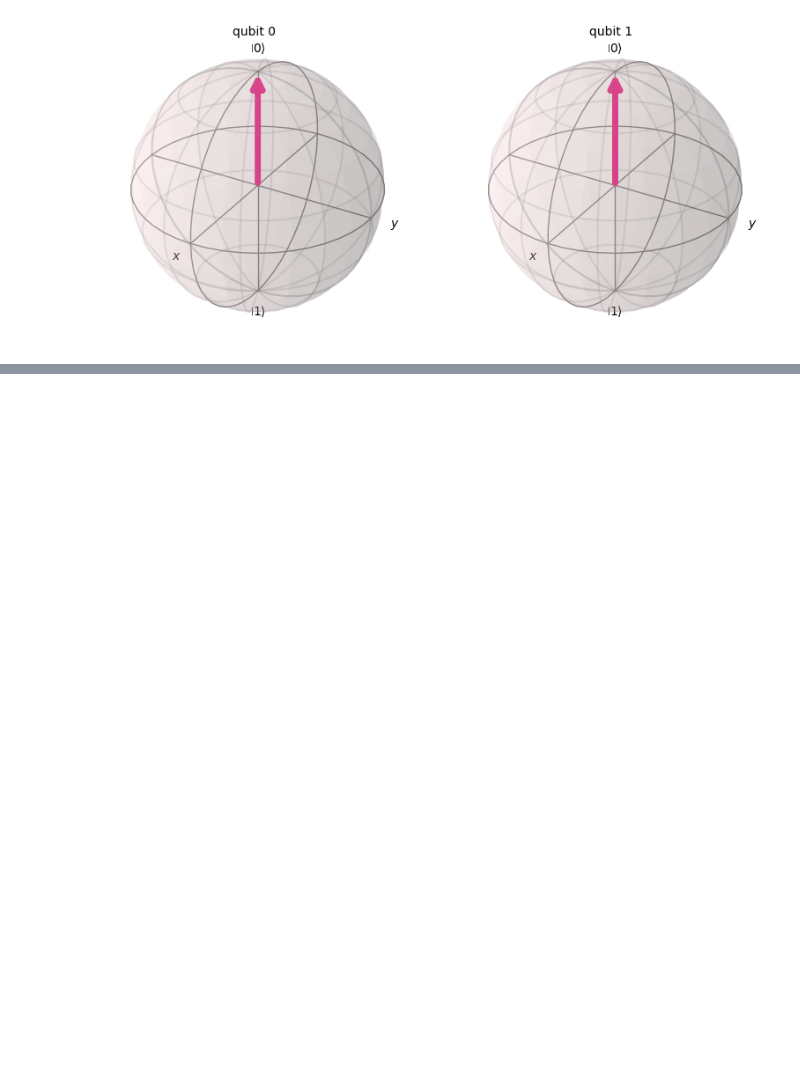
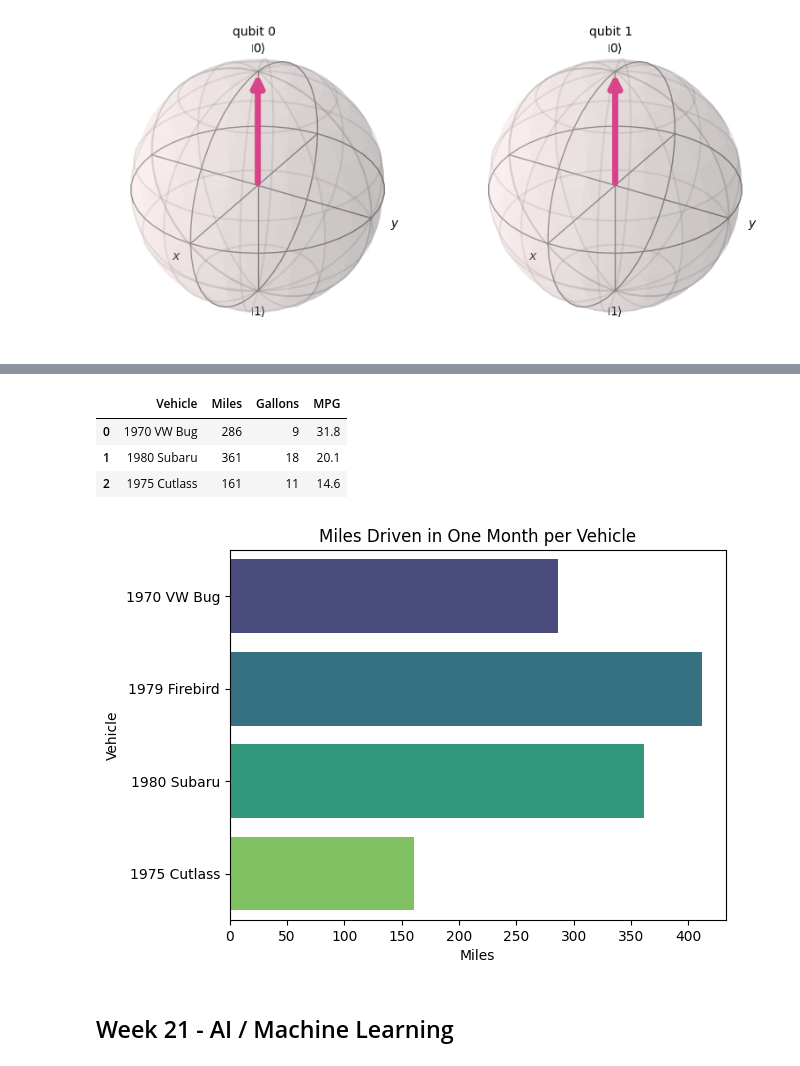
Before and after one commit to BraedenChubak/AP-Computer-Science-Principles, a Jupyter notebook: Notebooks/Concepts.ipynb, the cells around one changed output, grey strips where cells are left out. Cells and saved outputs as stored; diff of their text form; code cells hidden in the pictures; blank space fills up the shorter version.

```diff
--- a/Notebooks/Concepts.ipynb
+++ b/Notebooks/Concepts.ipynb
@@ -387,0 +390,6 @@ plot_bloch_multivector(statevectors)
+# %%
+import sqlite3
+import pandas as pd
+
+conn = sqlite3.connect("prog54a.db")
+cur = conn.cursor()
@@ -387,0 +416,3 @@ plot_bloch_multivector(statevectors)
+# %%
+df = pd.read_sql_query('SELECT * FROM cars', conn)
+df
@@ -387,0 +432,21 @@ plot_bloch_multivector(statevectors)
+# %%
+updated_df = pd.read_sql_query('SELECT * FROM cars', conn)
+# Close connections to DB
+cur.close()
+conn.close()
+updated_df
+# %% [output]
+|  | Vehicle | Miles | Gallons | MPG |
+| 0 | 1970 VW Bug | 286 | 9 | 31.8 |
+| 1 | 1980 Subaru | 361 | 18 | 20.1 |
+| 2 | 1975 Cutlass | 161 | 11 | 14.6 |
+# %%
+import seaborn as sns
+import matplotlib.pyplot as plt
+ax = sns.barplot(x='Miles', y='Vehicle', data=df, hue='Vehicle', palette='viridis')
+plt.title("Miles Driven in One Month per Vehicle")
+plt.show()
+# %% [output]
+[figure, added]
+# %% [markdown]
+## Week 21 - AI / Machine Learning
```
Also changed, not shown: parts of 10 cells of this notebook, 3 other files.
